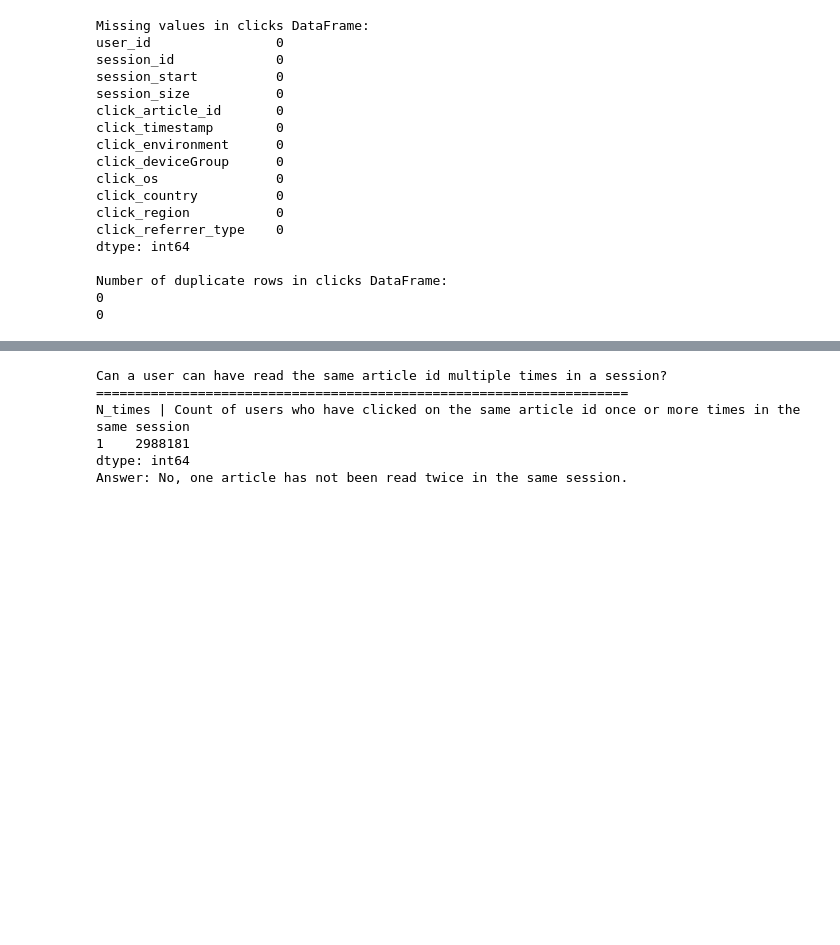
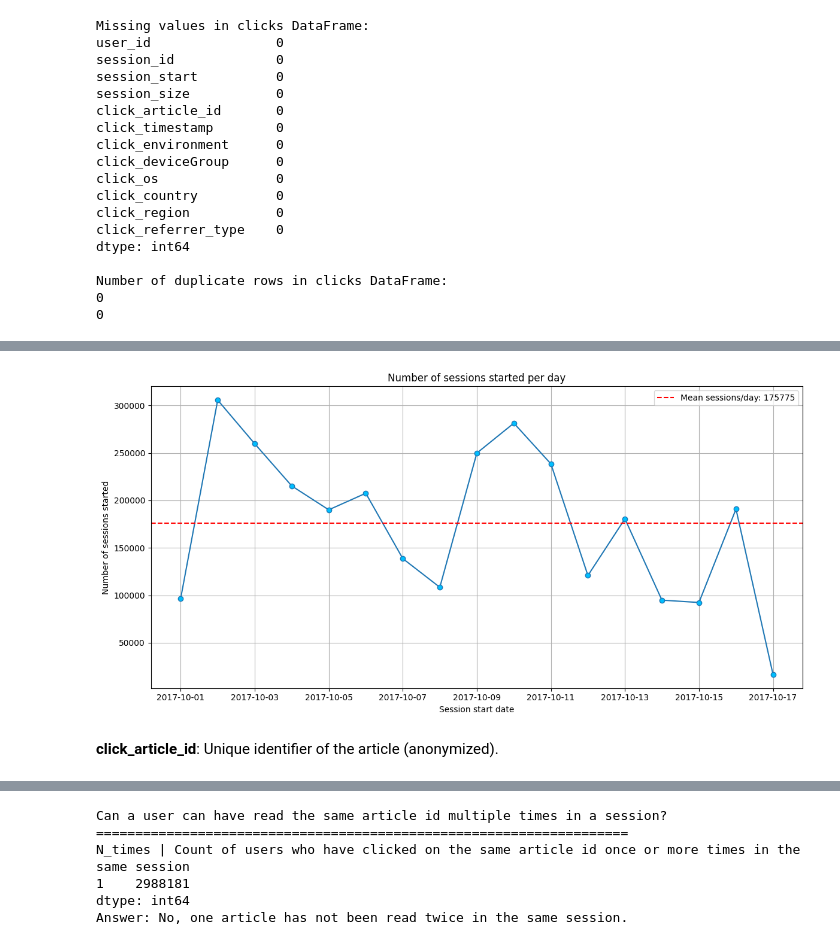
Before and after one commit to Hedredo/oc_p10, a Jupyter notebook: notebooks/main.ipynb, the cells around one changed output, grey strips where cells are left out. Saved outputs shown, nothing was run; the diff lists cells and outputs as text; code cells hidden in the pictures; blank space fills up the shorter version.

```diff
--- a/notebooks/main.ipynb
+++ b/notebooks/main.ipynb
@@ -394,0 +265,33 @@ unique_sessions.clip(upper=upper_bound).value_counts().reset_index().rename(
+# %%
+clicks_df.assign(date=lambda x: x["session_start"].dt.date).groupby("date").size().plot(
+    kind="line",
+    figsize=(12, 6),
+    title="Number of sessions started per day",
+    xlabel="Session start date",
+    ylabel="Number of sessions started",
+    marker="o",
+    markersize=6,
+    markerfacecolor="deepskyblue",
+)
+# Compute the mean number of sessions started per day
+mean_daily_sessions = (
+    clicks_df.assign(date=lambda x: x["session_start"].dt.date)
+    .groupby("date")
+    .size()
+    .mean()
+)
+# add a horizontal line at the mean
+plt.axhline(
+    mean_daily_sessions,
+    color="red",
+    linestyle="--",
+    label=f"Mean sessions/day: {mean_daily_sessions:.0f}",
+)
+plt.grid()
+plt.legend()
+plt.tight_layout()
+plt.show()
+# %% [output]
+[figure, added]
+# %% [markdown]
+**click_article_id**: Unique identifier of the article (anonymized).
```
Also changed, not shown: parts of 44 cells of this notebook.
